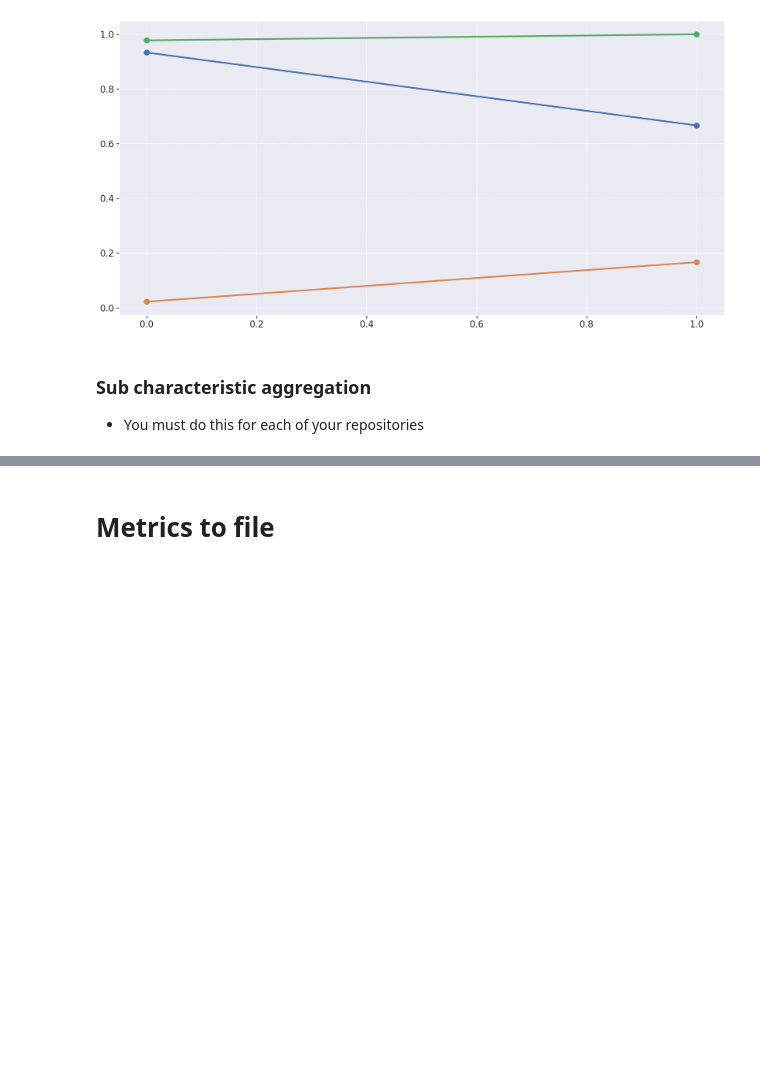
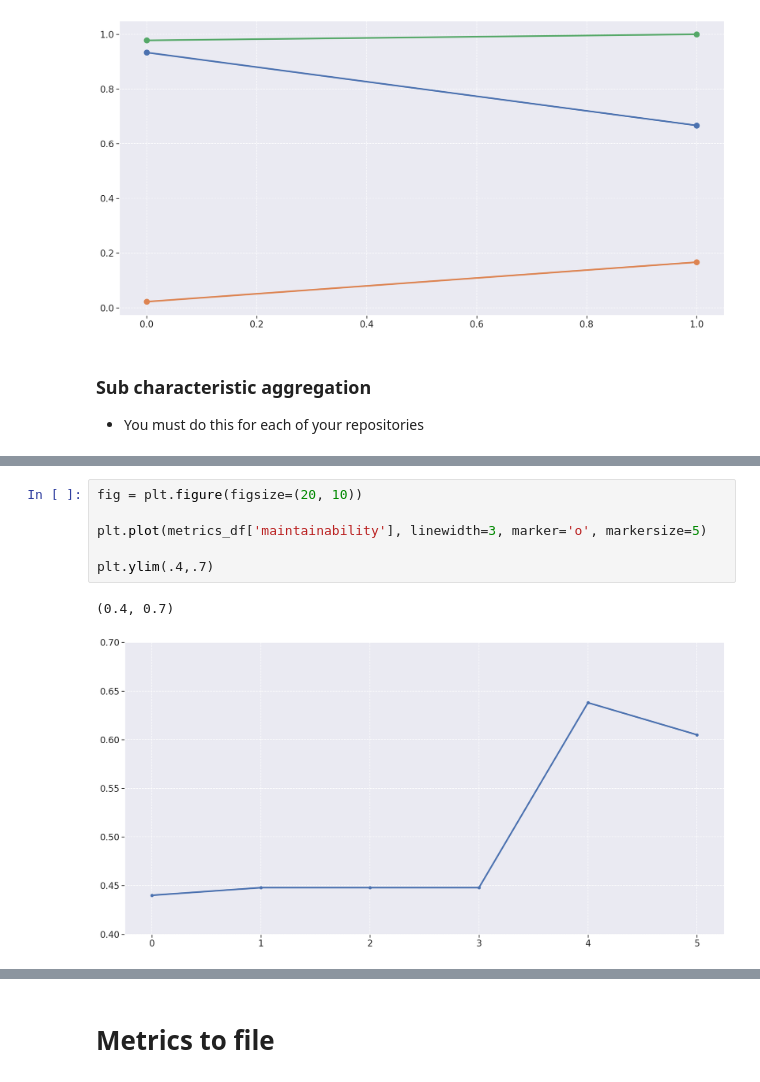
Before and after one commit to fga-eps-mds/2021.1-PC-GO1, a Jupyter notebook: analytics-notebooks/analytics.ipynb, the cells around one changed output, grey strips where cells are left out. Drawn from its saved outputs; the diff is of its cells as text; blank space fills up the shorter version.

```diff
--- a/analytics-notebooks/analytics.ipynb
+++ b/analytics-notebooks/analytics.ipynb
@@ -453,0 +442,9 @@ metrics_df
+# %%
+fig = plt.figure(figsize=(20, 10))
+
+plt.plot(metrics_df['maintainability'], linewidth=3, marker='o', markersize=5)
+
+plt.ylim(.4,.7)
+# %% [output]
+(0.4, 0.7)
+[figure, added]
```
Also changed, not shown: parts of 55 cells of this notebook, 4 other files.
